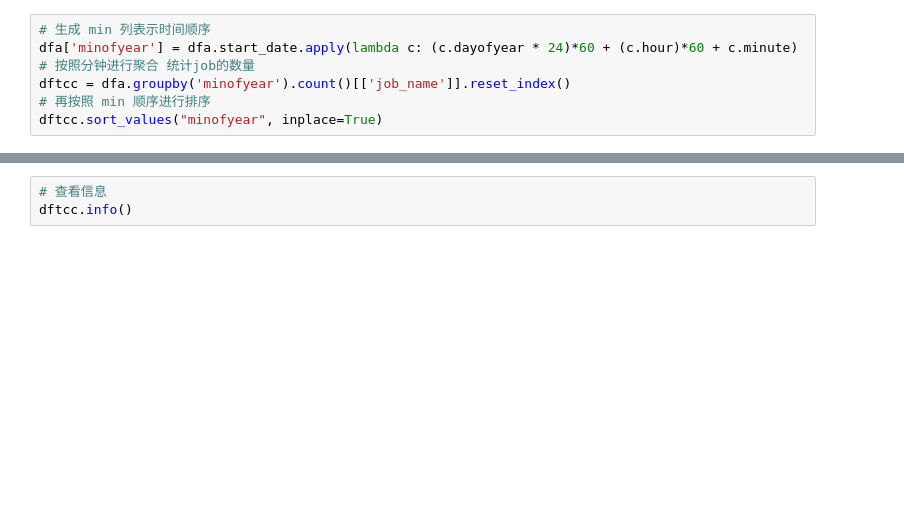
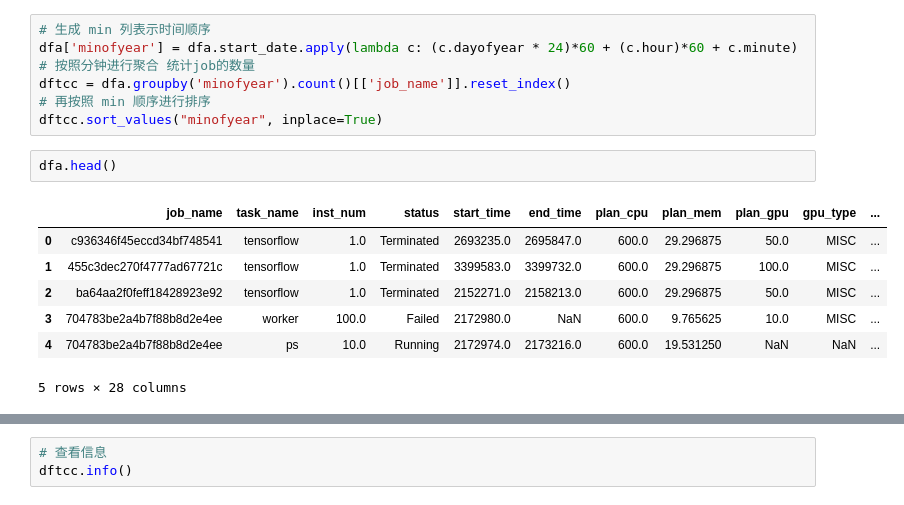
Before and after one commit to lizonglingo/clusterdate-trace-alibaba, a Jupyter notebook: gpu_claster/darts/time_forecasting.ipynb, the cells around one changed output, grey strips where cells are left out. Drawn from its saved outputs; the diff is of its cells as text; blank space fills up the shorter version.

```diff
--- a/gpu_claster/darts/time_forecasting.ipynb
+++ b/gpu_claster/darts/time_forecasting.ipynb
@@ -153,3 +167,13 @@ dfa['minofyear'] = dfa.start_date.apply(lambda c: (c.dayofyear * 24)*60 + (c.hou
 dftcc = dfa.groupby('minofyear').count()[['job_name']].reset_index()
 # 再按照 min 顺序进行排序
 dftcc.sort_values("minofyear", inplace=True)
+# %%
+dfa.head()
+# %% [output]
+|  | job_name | task_name | inst_num | status | start_time | end_time | plan_cpu | plan_mem | plan_gpu | gpu_type | ... |
+| 0 | c936346f45eccd34bf748541 | tensorflow | 1.0 | Terminated | 2693235.0 | 2695847.0 | 600.0 | 29.296875 | 50.0 | MISC | ... |
+| 1 | 455c3dec270f4777ad67721c | tensorflow | 1.0 | Terminated | 3399583.0 | 3399732.0 | 600.0 | 29.296875 | 100.0 | MISC | ... |
+| 2 | ba64aa2f0feff18428923e92 | tensorflow | 1.0 | Terminated | 2152271.0 | 2158213.0 | 600.0 | 29.296875 | 50.0 | MISC | ... |
+| 3 | 704783be2a4b7f88b8d2e4ee | worker | 100.0 | Failed | 2172980.0 | NaN | 600.0 | 9.765625 | 10.0 | MISC | ... |
+| 4 | 704783be2a4b7f88b8d2e4ee | ps | 10.0 | Running | 2172974.0 | 2173216.0 | 600.0 | 19.531250 | NaN | NaN | ... |
+5 rows × 28 columns
```
Also changed, not shown: parts of 13 cells of this notebook.
